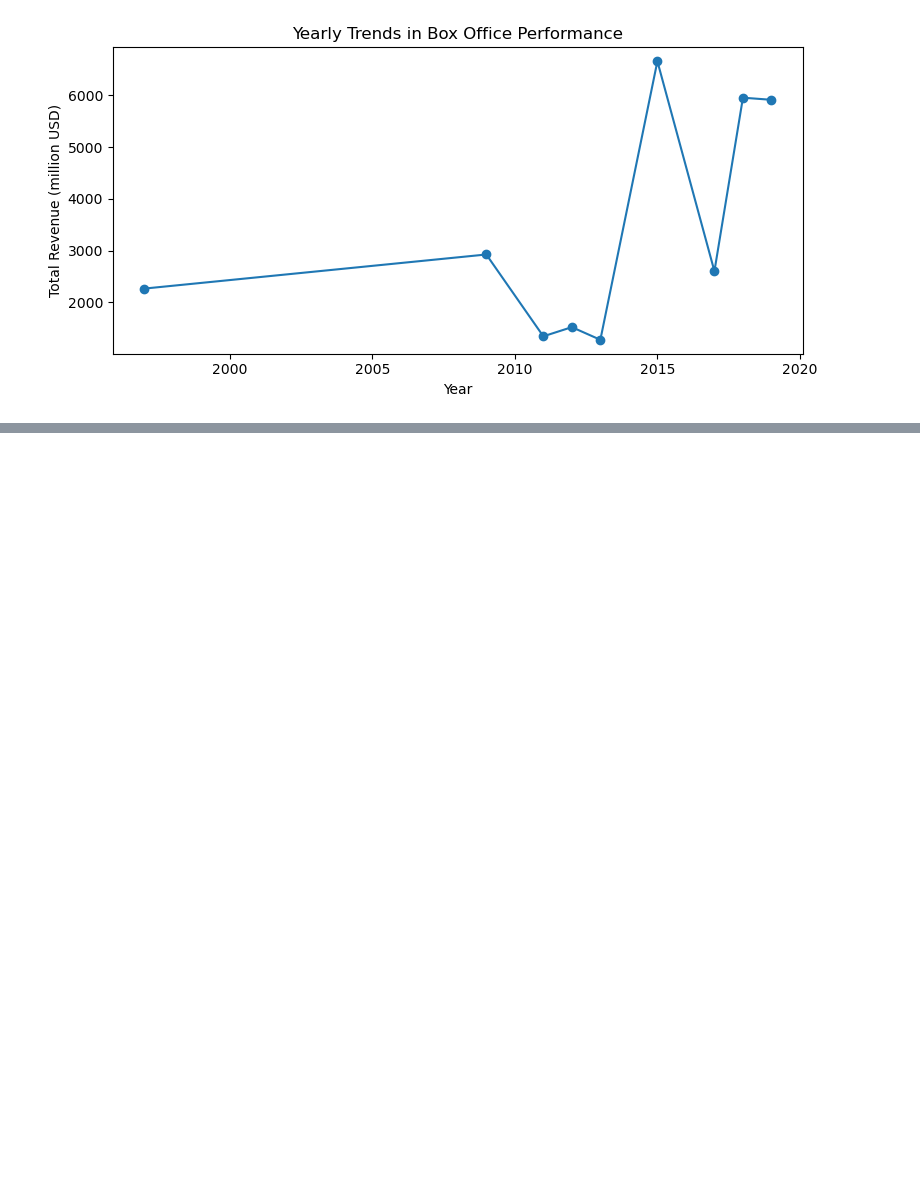
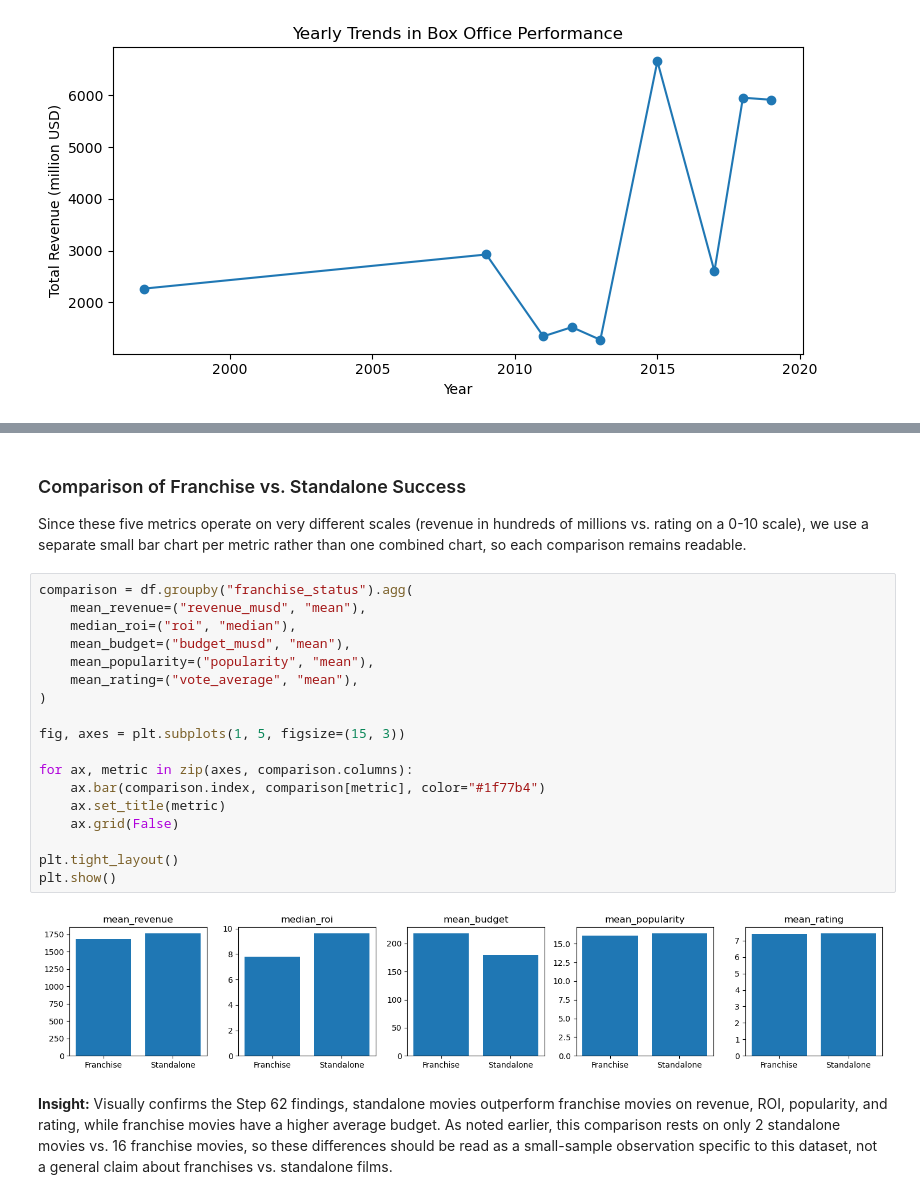
Before and after one commit to NadiaHirwa/tmdb-movies-analysis, a Jupyter notebook: analysis.ipynb, the cells around one changed output, grey strips where cells are left out. Cells and saved outputs as stored; diff of their text form; blank space fills up the shorter version.

Commit message:
add franchise vs standalone multi-metric bar chart comparison

```diff
--- a/analysis.ipynb
+++ b/analysis.ipynb
@@ -428,0 +431,26 @@ plt.show()
+# %% [markdown]
+### Comparison of Franchise vs. Standalone Success
+
+Since these five metrics operate on very different scales (revenue in hundreds of millions vs. rating on a 0-10 scale), we use a separate small bar chart per metric rather than one combined chart, so each comparison remains readable.
+# %%
+comparison = df.groupby("franchise_status").agg(
+    mean_revenue=("revenue_musd", "mean"),
+    median_roi=("roi", "median"),
+    mean_budget=("budget_musd", "mean"),
+    mean_popularity=("popularity", "mean"),
+    mean_rating=("vote_average", "mean"),
+)
+
+fig, axes = plt.subplots(1, 5, figsize=(15, 3))
+
+for ax, metric in zip(axes, comparison.columns):
+    ax.bar(comparison.index, comparison[metric], color="#1f77b4")
+    ax.set_title(metric)
+    ax.grid(False)
+
+plt.tight_layout()
+plt.show()
+# %% [output]
+[figure, added]
+# %% [markdown]
+**Insight:** Visually confirms the Step 62 findings, standalone movies outperform franchise movies on revenue, ROI, popularity, and rating, while franchise movies have a higher average budget. As noted earlier, this comparison rests on only 2 standalone movies vs. 16 franchise movies, so these differences should be read as a small-sample observation specific to this dataset, not a general claim about franchises vs. standalone films.
```
Also changed, not shown: parts of 1 cell of this notebook.
